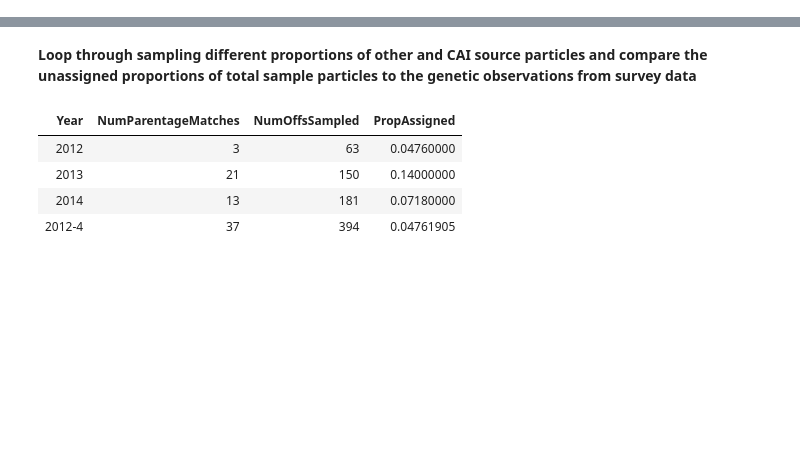
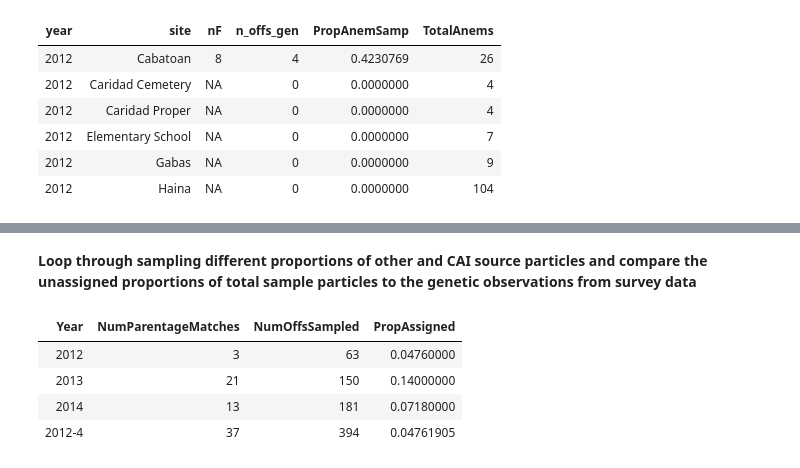
Before and after one commit to pinskylab/CamotesROMS, a Jupyter notebook: notebooks/optimize_ROMS_sampling.ipynb, the cells around one changed output, grey strips where cells are left out. Drawn from its saved outputs; the diff is of its cells as text; code cells hidden in the pictures; blank space fills up the shorter version.

```diff
--- a/notebooks/optimize_ROMS_sampling.ipynb
+++ b/notebooks/optimize_ROMS_sampling.ipynb
@@ -6,7 +6,7 @@ invisible(suppressPackageStartupMessages(lapply(Packages, library, character.onl
 setwd('/local/home/katrinac/oceanography')
 "%!in%" <- function(x,table) match(x,table, nomatch = 0) == 0
 source("~/parentage/kernel_fitting/1340_loci/functions/ll_kt_both_bbmle.R")
-source("~/oceanography/scripts/PredictedProportions.R")
+#source("~/oceanography/scripts/PredictedProportions.R")
 
 #read in the kernel fitting summary
 kernels <- fread(file="~/parentage/kernel_fitting/1340_loci/final_results/tables/kernel_fitting_summary.csv")
@@ -14,7 +14,7 @@ kernel2012_14 <- fread(file="~/oceanography/empirical_data/genetics/GenKernelsFo
 
 #read in the centroids adjusted for the simulation, so the Magbangons combined
 #centroids <- fread(file="~/oceanography/script_output/SurveyData/SimulationCentroids.csv")
-centroids <- fread(file="~/oceanography/empirical_data/site_centroids_SimTest.csv")
+Centroids <- fread(file="~/oceanography/empirical_data/site_centroids_SimTest.csv")
 setorder(centroids, site)
 #read in the table with number of recruits sampled at each site for each year
 AnnualRecsSamp <- fread(file="~/oceanography/script_output/SurveyData/AnnualRecruitsSampled.csv")
@@ -22,7 +22,10 @@ AnnualRecsSamp <- fread(file="~/oceanography/script_output/SurveyData/AnnualRecr
 PropSamp <- fread(file="~/oceanography/script_output/SurveyData/ProportionHabitatSampled.csv")
 
 #read in the ROMS simulation connectivity table with metadata, not yet subsetted (*but check this)
-date_join <- fread(file="~/oceanography/script_output/ROMSDataTables/LongFormConnWithProbs.csv")
+DateJoin <- fread(file="~/oceanography/script_output/ROMSDataTables/LongFormConnWithProbs.csv")
+setnames(DateJoin, c("YearSampled", "SurvWeight", "Dest", "DestNOffsAnnual", "DestPropSamp", "DestTotalAnems", "Source", "SourceNOffsAnnual", "SourcePropSamp", "SourceTotalAnems", "SimMonth", "SimDay", "SimYear", "SimMonsoon", "DailyParticles", "ParticleID", "SourceSize"),
+        c("year_sampled", "surv_weight", "dest", "dest_n_offs_annual", "dest_prop_samp", "dest_total_anems", "source", "source_n_offs_annual", "source_prop_samp", "source_total_anems", "sim_month", "sim_day", "sim_year", "sim_monsoon", "daily_particles", "particle_id", "source_size"))
+
 #make vectors defining sites we didn't sample, but that are in the model, and the sandflats specifically
 UnsampledSites <- c("SF1", "SF2", "SF3", "SF4", "SF5", "SF6", "Pangasugan", "Other", "CAI")
 SandFlats <- c("SF1", "SF2", "SF3", "SF4", "SF5", "SF6")
@@ -38,18 +41,19 @@ sites_dest <- centroids
 dist_mat_m <- distm(sites_source[,c('lon','lat')], sites_source[,c('lon','lat')], fun=distVincentyEllipsoid)
 Distances <- dist_mat_m*10^-3
 #read in the reef areas for the kernel fitting
-Area <- fread("~/oceanography/empirical_data/site_area_header_nonsurveyed_simulation_kernels_test.csv") %>%
+area <- fread("~/oceanography/empirical_data/site_area_header_nonsurveyed_simulation_kernels_test.csv") %>%
     arrange(site) %>%
     filter(site %!in% c("near_north_full1", "near_north_full2", "near_north_full3", "near_south_full1", "near_south_full2", "near_south_full3")) %>%
     mutate(kmsq=msq*10^-6)# %>%
     #select(kmsq) #need to uncomment for functions to work
-setorder(Area, site)
-Reef_sizes <- as.matrix(Area$kmsq)
+setorder(area, site)
+reef_sizes <- as.matrix(Area$kmsq)
 
 #make a table with the survey information for each site (how many fish sampled, prop anems sampled, total number of anems at site)
 SurveyData <- AnnualRecsSamp[PropSamp, on=.(year=end_year, site)][#join the sampling tables together
     is.na(n_offs_gen), n_offs_gen := 0][#change NA's to 0
     ,-"time_frame"]#drop the time_frame column, we can key with end_year
+setnames(SurveyData, c("PropAnemSamp", "TotalAnems") c("prop_anem_samp", "total_anems"))
 #setkey(SurveyData, site)
 #check all sites are represented in centroids and area (and indirectly distances, which comes from centroids)
 #Area[site %!in% centroids$site] #should be nothing
@@ -74,3 +78,8 @@ Sampled_reefs2013 <- as.matrix(read.csv("~/parentage/kernel_fitting/1340_loci/in
 Assignments2014 <- as.matrix(read.csv("~/parentage/kernel_fitting/1340_loci/input/parentage_matrix14_corrected.csv", header=FALSE))
 Adult_sample_proportions2014 <- as.matrix(read.csv("~/parentage/kernel_fitting/1340_loci/input/prop_samp14.csv", header=FALSE))
 Sampled_reefs2014 <- as.matrix(read.csv("~/parentage/kernel_fitting/1340_loci/input/site_index14.csv", header=FALSE))
+
+#Allison's abundance time series data
+download.file(url = "https://github.com/pinskylab/Clownfish_persistence/blob/master/Data/Script_outputs/females_df_F.RData?raw=true", destfile = "~/oceanography/empirical_data/genetics/females_df_F.RData")
+load("~/oceanography/empirical_data/genetics/females_df_F.RData")
+Abundance <- as.data.table(females_df_F)
@@ -82,4 +86,16 @@ Warning message:
 # %%
 SurveyData <- AnnualRecsSamp[PropSamp, on=.(year=end_year, site)][#join the sampling tables together
     is.na(n_offs_gen), n_offs_gen := 0][#change NA's to 0
-    ,-"time_frame"]#drop the time_fram
+    ,-"time_frame"]#drop the time_frame
+
+SurveyData <- Abundance[, c("year", "site", "nF")][SurveyData, on=.(year, site)]#join in Allison's estimate of female abundance. There are NA values, but that's okay we can figure those out when we start thinking about incorporating uncertainty in this
+# %%
+head(SurveyData)
+# %% [output]
+| year | site | nF | n_offs_gen | PropAnemSamp | TotalAnems |
+| 2012 | Cabatoan | 8 | 4 | 0.4230769 | 26 |
+| 2012 | Caridad Cemetery | NA | 0 | 0.0000000 | 4 |
+| 2012 | Caridad Proper | NA | 0 | 0.0000000 | 4 |
+| 2012 | Elementary School | NA | 0 | 0.0000000 | 7 |
+| 2012 | Gabas | NA | 0 | 0.0000000 | 9 |
+| 2012 | Haina | NA | 0 | 0.0000000 | 104 |
```
Also changed, not shown: parts of 13 cells of this notebook.
